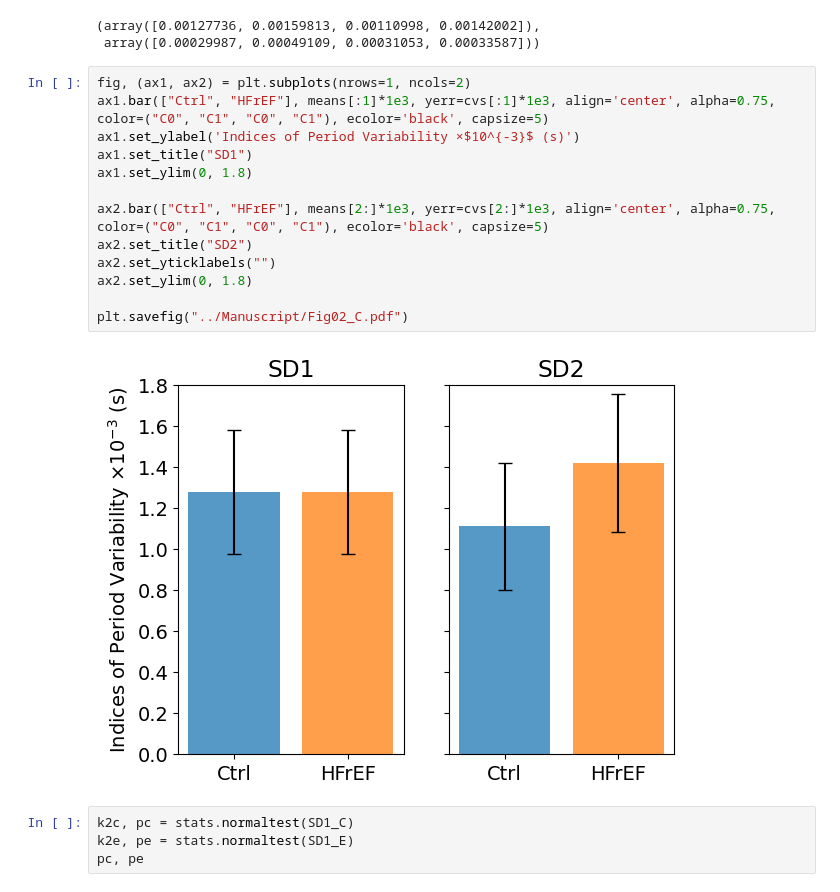
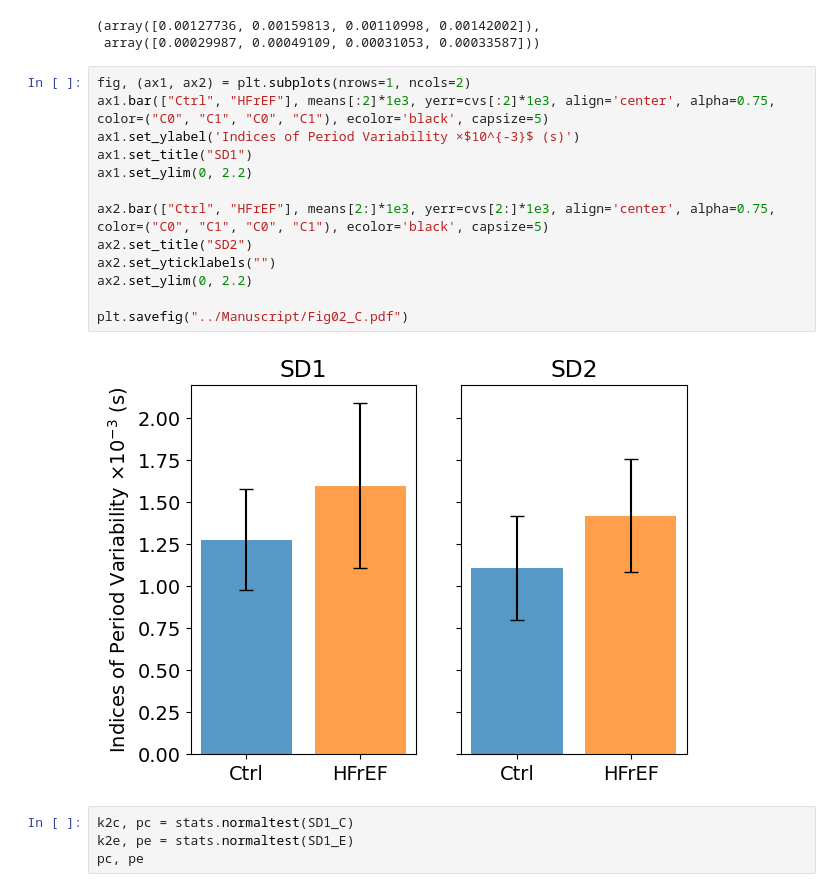
Before and after one commit to moises-santillan/HeartVariability, a Jupyter notebook: Code/HeartVariability.ipynb, the cells around one changed output. Cells and saved outputs as stored; diff of their text form.

```diff
--- a/Code/HeartVariability.ipynb
+++ b/Code/HeartVariability.ipynb
@@ -158,19 +158,19 @@ means, cvs
  array([0.00029987, 0.00049109, 0.00031053, 0.00033587]))
 # %%
 fig, (ax1, ax2) = plt.subplots(nrows=1, ncols=2)
-ax1.bar(["Ctrl", "HFrEF"], means[:1]*1e3, yerr=cvs[:1]*1e3, align='center', alpha=0.75, color=("C0", "C1", "C0", "C1"), ecolor='black', capsize=5)
+ax1.bar(["Ctrl", "HFrEF"], means[:2]*1e3, yerr=cvs[:2]*1e3, align='center', alpha=0.75, color=("C0", "C1", "C0", "C1"), ecolor='black', capsize=5)
 ax1.set_ylabel('Indices of Period Variability ×$10^{-3}$ (s)')
 ax1.set_title("SD1")
-ax1.set_ylim(0, 1.8)
+ax1.set_ylim(0, 2.2)
 
 ax2.bar(["Ctrl", "HFrEF"], means[2:]*1e3, yerr=cvs[2:]*1e3, align='center', alpha=0.75, color=("C0", "C1", "C0", "C1"), ecolor='black', capsize=5)
 ax2.set_title("SD2")
 ax2.set_yticklabels("")
-ax2.set_ylim(0, 1.8)
+ax2.set_ylim(0, 2.2)
 
 plt.savefig("../Manuscript/Fig02_C.pdf")
 # %% [output]
-[figure, old version]
+[figure, new version]
 # %%
 k2c, pc = stats.normaltest(SD1_C)
 k2e, pe = stats.normaltest(SD1_E)
```
Also changed, not shown: parts of 16 cells of this notebook.
